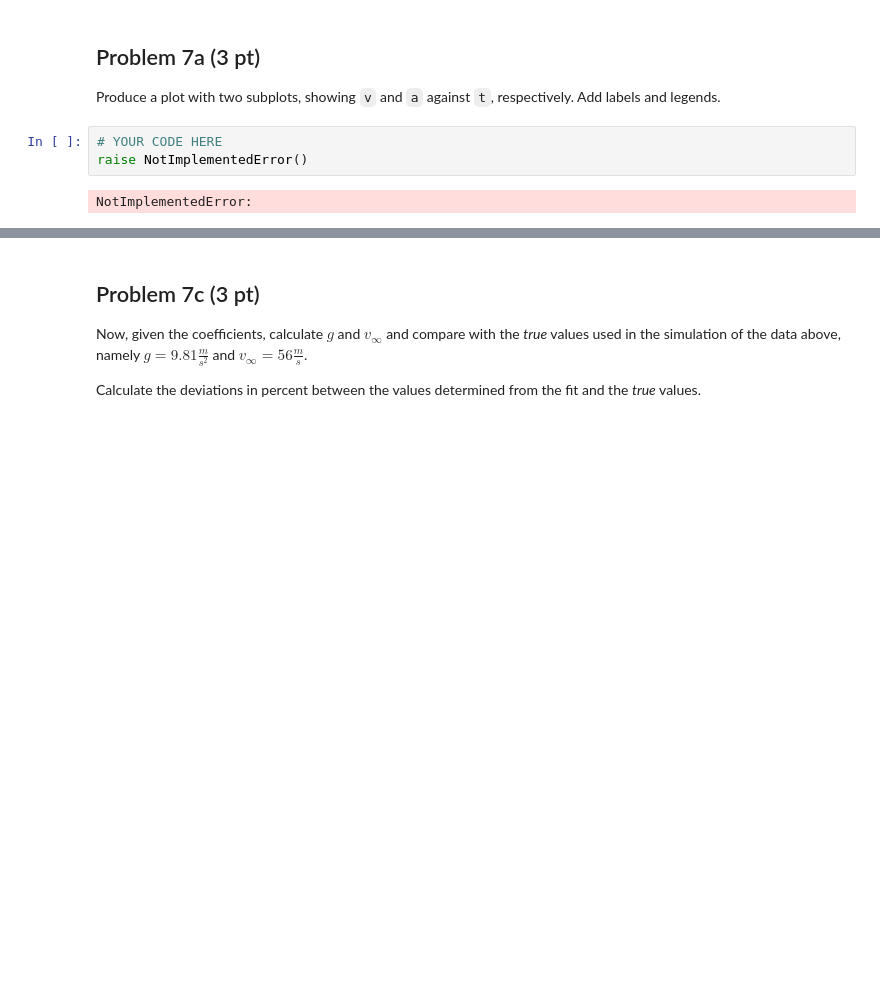
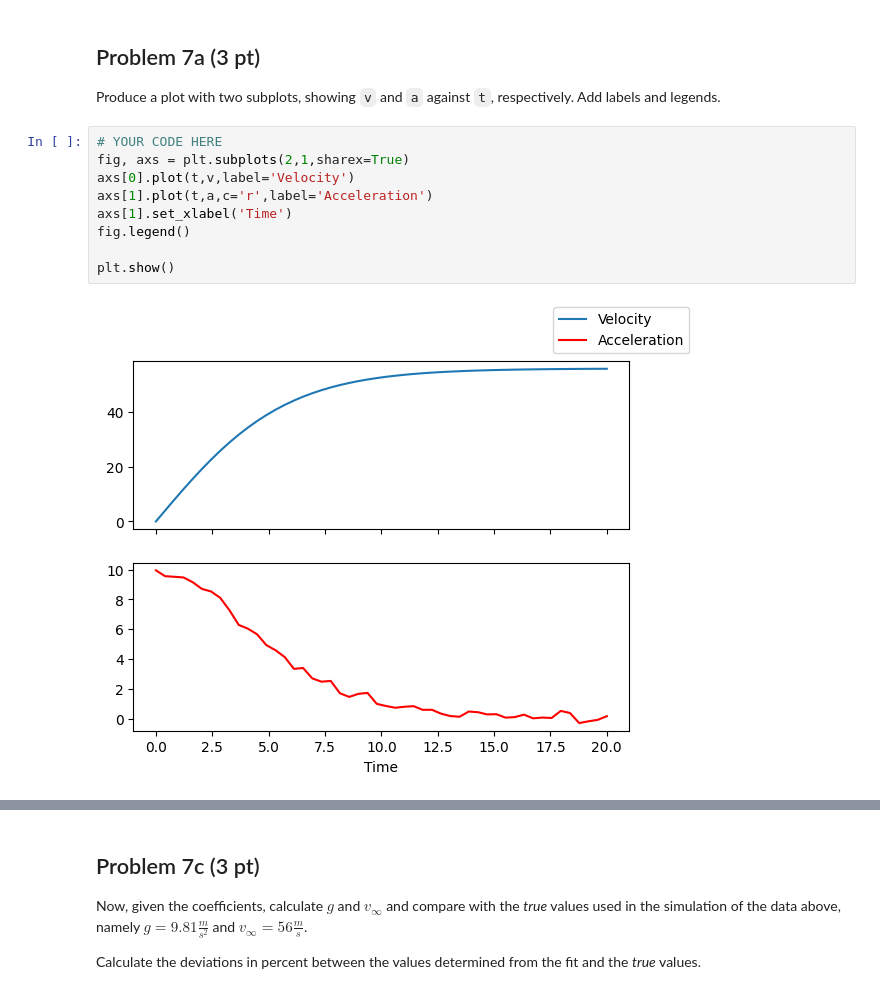
Before and after one commit to ufotermiten/Final_LP4, a Jupyter notebook: LP4_final_Group045.ipynb, the cells around one changed output, grey strips where cells are left out. Drawn from its saved outputs; the diff is of its cells as text; blank space fills up the shorter version.

```diff
--- a/LP4_final_Group045.ipynb
+++ b/LP4_final_Group045.ipynb
@@ -458,9 +458,15 @@ a = g_true - g_true*(v/v_f_true)**2 + 0.2*np.random.randn(N)
 Produce a plot with two subplots, showing `v` and `a` against `t`, respectively. Add labels and legends.
 # %%
 # YOUR CODE HERE
-raise NotImplementedError()
+fig, axs = plt.subplots(2,1,sharex=True)
+axs[0].plot(t,v,label='Velocity')
+axs[1].plot(t,a,c='r',label='Acceleration')
+axs[1].set_xlabel('Time')
+fig.legend()
+
+plt.show()
 # %% [output]
-NotImplementedError:
+[figure, added]
 # %% [markdown]
 ## Problem 7b (5 pt)
 
```
Also changed, not shown: parts of 6 cells of this notebook.
